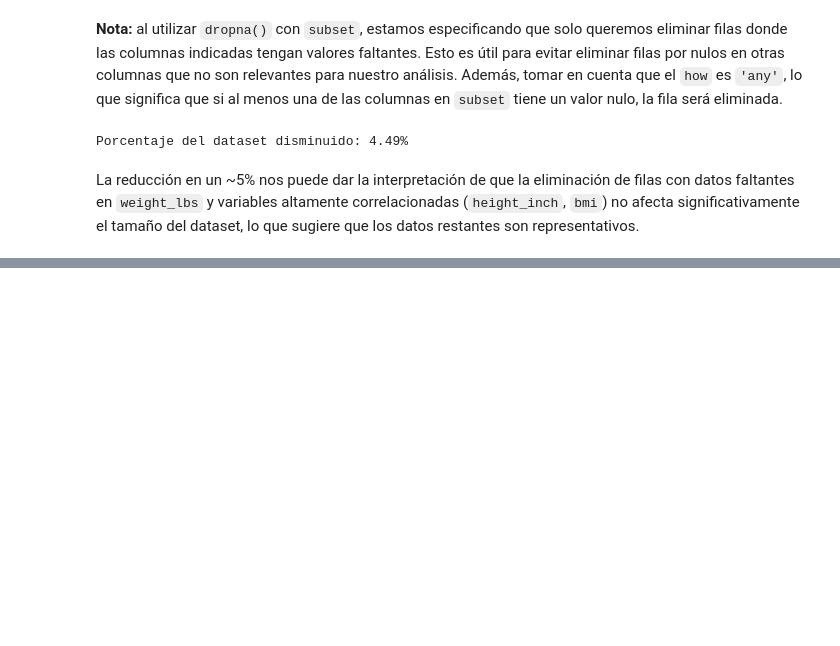
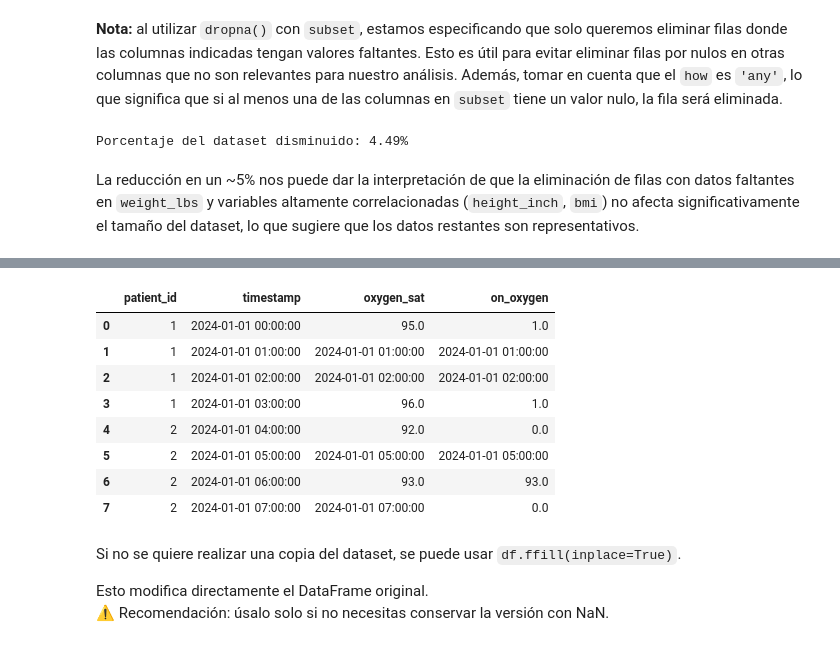
Before and after one commit to PedroRgz/Curso-Manejo-de-datos-faltantes, a Jupyter notebook: Manejo de datos faltantes - Exploración.ipynb, the cells around one changed output, grey strips where cells are left out. Cells and saved outputs as stored; diff of their text form; code cells hidden in the pictures; blank space fills up the shorter version.

```diff
--- a/Manejo de datos faltantes - Exploración.ipynb
+++ b/Manejo de datos faltantes - Exploración.ipynb
@@ -2484,0 +2642,18 @@ La reducción en un ~5% nos puede dar la interpretación de que la eliminación
+# %%
+df_horizontal = df.ffill(axis=1)
+df_horizontal
+# %% [output]
+|  | patient_id | timestamp | oxygen_sat | on_oxygen |
+| 0 | 1 | 2024-01-01 00:00:00 | 95.0 | 1.0 |
+| 1 | 1 | 2024-01-01 01:00:00 | 2024-01-01 01:00:00 | 2024-01-01 01:00:00 |
+| 2 | 1 | 2024-01-01 02:00:00 | 2024-01-01 02:00:00 | 2024-01-01 02:00:00 |
+| 3 | 1 | 2024-01-01 03:00:00 | 96.0 | 1.0 |
+| 4 | 2 | 2024-01-01 04:00:00 | 92.0 | 0.0 |
+| 5 | 2 | 2024-01-01 05:00:00 | 2024-01-01 05:00:00 | 2024-01-01 05:00:00 |
+| 6 | 2 | 2024-01-01 06:00:00 | 93.0 | 93.0 |
+| 7 | 2 | 2024-01-01 07:00:00 | 2024-01-01 07:00:00 | 0.0 |
+# %% [markdown]
+Si no se quiere realizar una copia del dataset, se puede usar `df.ffill(inplace=True)`.
+
+Esto modifica directamente el DataFrame original.
+⚠️ Recomendación: úsalo solo si no necesitas conservar la versión con NaN.
```
Also changed, not shown: parts of 24 cells of this notebook.
